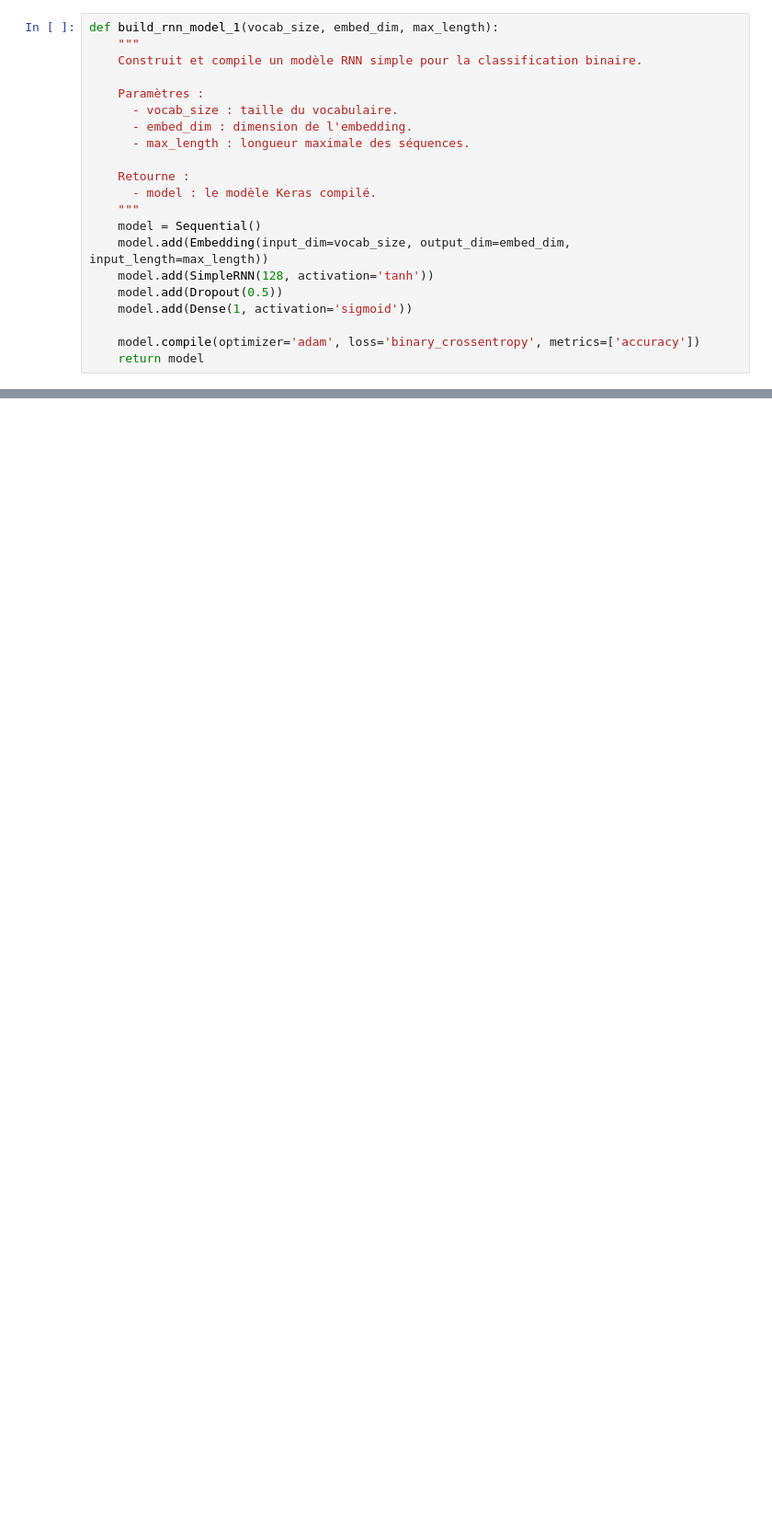
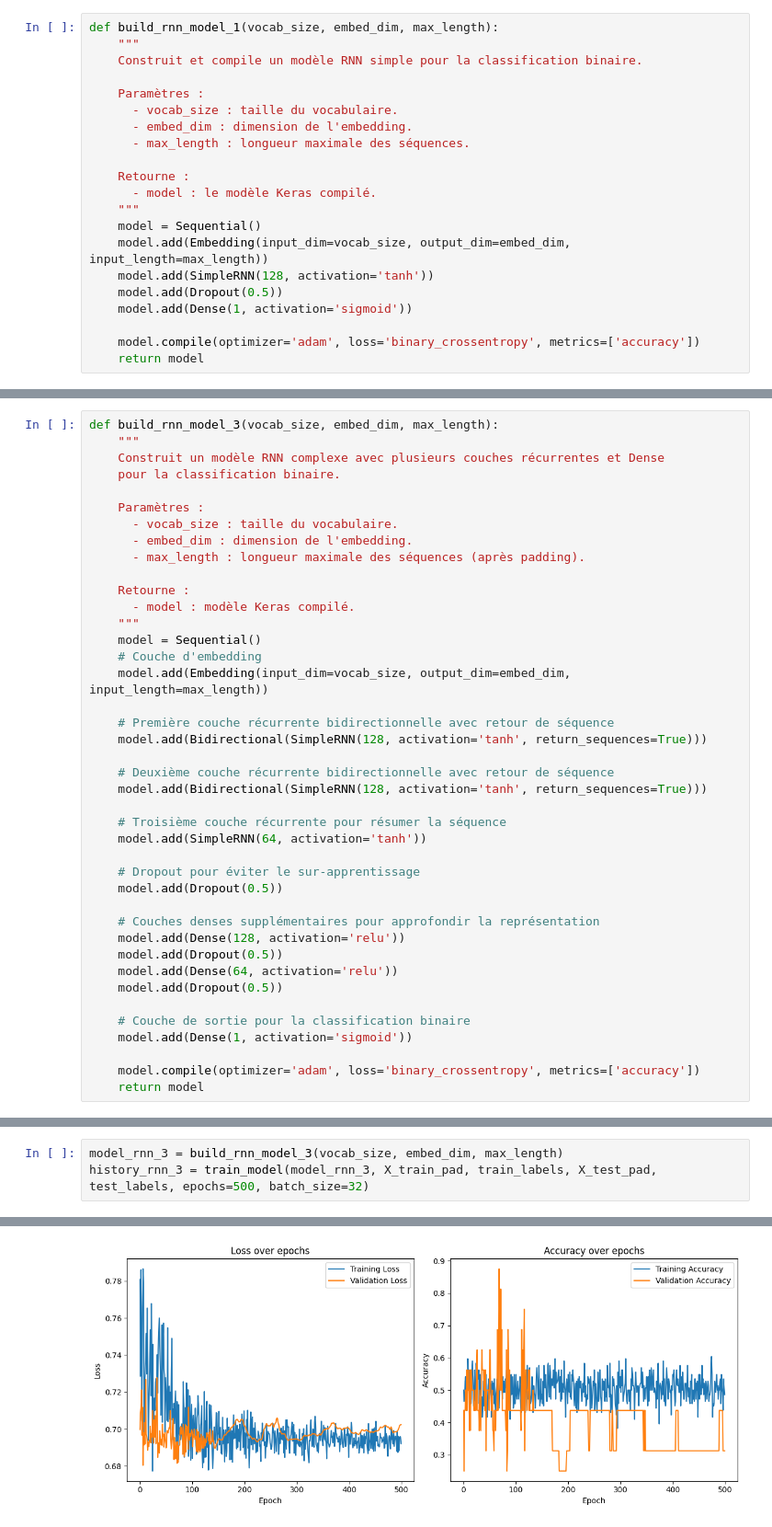
Before and after one commit to gyxcit/nlp_course1, a Jupyter notebook: llm_homework.ipynb, the cells around one changed output, grey strips where cells are left out. Shown at 92% size. Drawn from its saved outputs; the diff is of its cells as text; blank space fills up the shorter version.

```diff
--- a/llm_homework.ipynb
+++ b/llm_homework.ipynb
@@ -574 +864,42 @@ def build_rnn_model_1(vocab_size, embed_dim, max_length):
+# %%
+def build_rnn_model_3(vocab_size, embed_dim, max_length):
+    """
+    Construit un modèle RNN complexe avec plusieurs couches récurrentes et Dense
+    pour la classification binaire.
+
+    Paramètres :
+      - vocab_size : taille du vocabulaire.
+      - embed_dim : dimension de l'embedding.
+      - max_length : longueur maximale des séquences (après padding).
+
+    Retourne :
+      - model : modèle Keras compilé.
+    """
+    model = Sequential()
+    # Couche d'embedding
+    model.add(Embedding(input_dim=vocab_size, output_dim=embed_dim, input_length=max_length))
+
+    # Première couche récurrente bidirectionnelle avec retour de séquence
+    model.add(Bidirectional(SimpleRNN(128, activation='tanh', return_sequences=True)))
+
+    # Deuxième couche récurrente bidirectionnelle avec retour de séquence
+    model.add(Bidirectional(SimpleRNN(128, activation='tanh', return_sequences=True)))
+
+    # Troisième couche récurrente pour résumer la séquence
+    model.add(SimpleRNN(64, activation='tanh'))
+
+    # Dropout pour éviter le sur-apprentissage
+    model.add(Dropout(0.5))
+
+    # Couches denses supplémentaires pour approfondir la représentation
+    model.add(Dense(128, activation='relu'))
+    model.add(Dropout(0.5))
+    model.add(Dense(64, activation='relu'))
+    model.add(Dropout(0.5))
+
+    # Couche de sortie pour la classification binaire
+    model.add(Dense(1, activation='sigmoid'))
+
+    model.compile(optimizer='adam', loss='binary_crossentropy', metrics=['accuracy'])
+    return model
 # %% [markdown]
@@ -579,0 +964,4 @@ history_rnn = train_model(model_rnn, X_train_pad, train_labels, X_test_pad, test
+# %%
+model_rnn_3 = build_rnn_model_3(vocab_size, embed_dim, max_length)
+history_rnn_3 = train_model(model_rnn_3, X_train_pad, train_labels, X_test_pad, test_labels, epochs=500, batch_size=32)
+# %% [output]
@@ -579,0 +985 @@ history_rnn = train_model(model_rnn, X_train_pad, train_labels, X_test_pad, test
+[figure, added]
```
Also changed, not shown: parts of 82 cells of this notebook.
